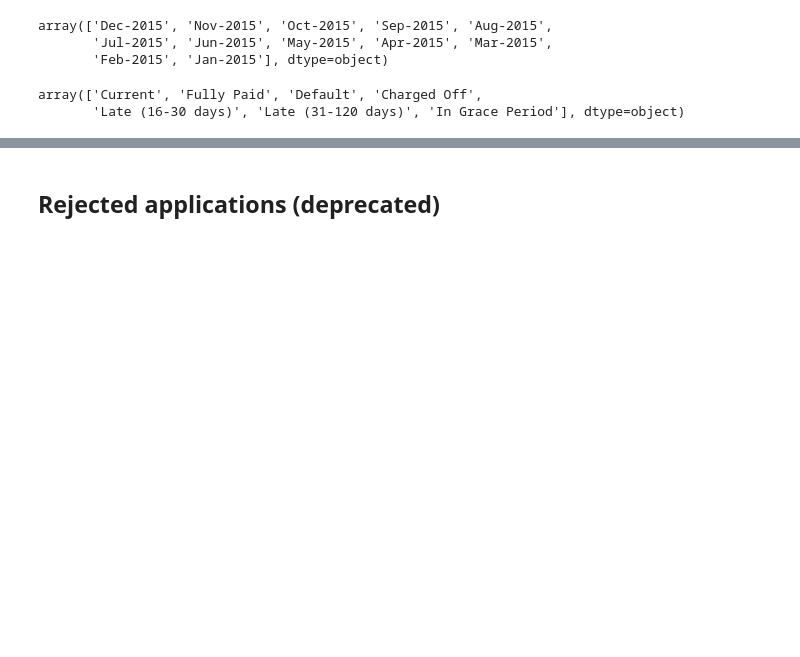
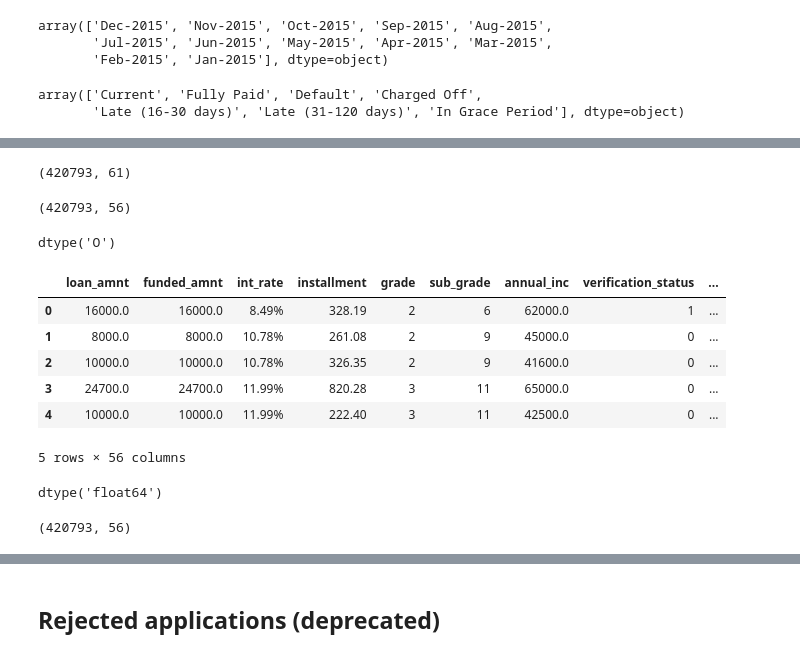
Before and after one commit to jdl359/LendingClubProject, a Jupyter notebook: Main.ipynb, the cells around one changed output, grey strips where cells are left out. Cells and saved outputs as stored; diff of their text form; code cells hidden in the pictures; blank space fills up the shorter version.

Commit message:
Target Creation, Variable Processing &  Initial Model

```diff
--- a/Main.ipynb
+++ b/Main.ipynb
@@ -300,0 +306,9 @@ pre_paid_relaxed
+# %%
+# Rename it to loans_data2 before dropping variables for dummy variable creation
+loans_data2 = loans_data
+# %%
+#creating dummy variables for 'term', 'home_ownership', 'purpose' and 'application type'
+for field in ['term','home_ownership', 'purpose', 'application_type']:
+    for value in loans_data2[field].unique():
+        loans_data2[field + " _ " + value] = pd.Series(loans_data2[field]==value, dtype=int)
+    loans_data2 = loans_data2.drop([field], axis=1)
@@ -300,0 +342,29 @@ pre_paid_relaxed
+# %%
+#add target to the data
+loans_data2['Target']=Y
+# %%
+loans_data2.shape
+# %% [output]
+(420793, 61)
+# %%
+#remove date and state fields
+for field in ['issue_d', 'loan_status', 'addr_state', 'last_pymnt_d', 'last_credit_pull_d']:
+    loans_data2 = loans_data2.drop([field], axis=1)
+# %%
+loans_data2.shape
+# %% [output]
+(420793, 56)
+# %%
+loans_data2['int_rate'].dtypes
+# %% [output]
+dtype('O')
+# %%
+loans_data2.head()
+# %% [output]
+|  | loan_amnt | funded_amnt | int_rate | installment | grade | sub_grade | annual_inc | verification_status | ... |
+| 0 | 16000.0 | 16000.0 | 8.49% | 328.19 | 2 | 6 | 62000.0 | 1 | ... |
+| 1 | 8000.0 | 8000.0 | 10.78% | 261.08 | 2 | 9 | 45000.0 | 0 | ... |
+| 2 | 10000.0 | 10000.0 | 10.78% | 326.35 | 2 | 9 | 41600.0 | 0 | ... |
+| 3 | 24700.0 | 24700.0 | 11.99% | 820.28 | 3 | 11 | 65000.0 | 0 | ... |
+| 4 | 10000.0 | 10000.0 | 11.99% | 222.40 | 3 | 11 | 42500.0 | 0 | ... |
+5 rows × 56 columns
@@ -300,0 +374,4 @@ pre_paid_relaxed
+# %%
+loans_data2['int_rate'].dtypes
+# %% [output]
+dtype('float64')
@@ -300,0 +381,4 @@ pre_paid_relaxed
+# %%
+loans_data2.shape
+# %% [output]
+(420793, 56)
```
Also changed, not shown: parts of 27 cells of this notebook.
